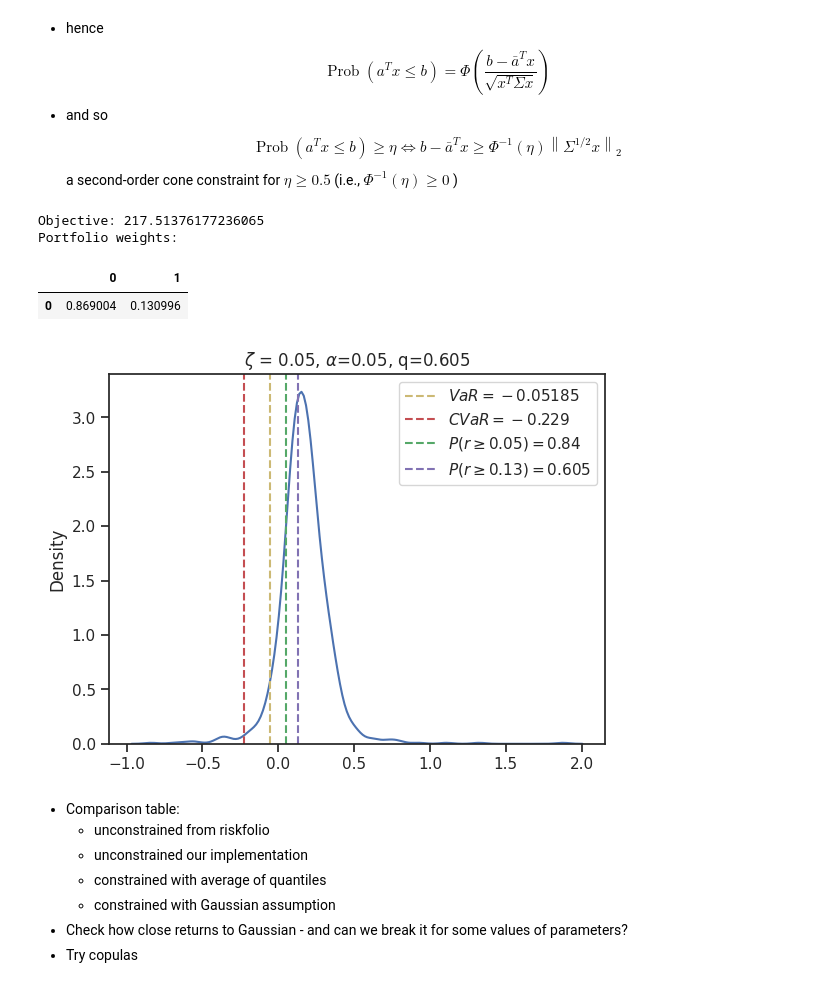
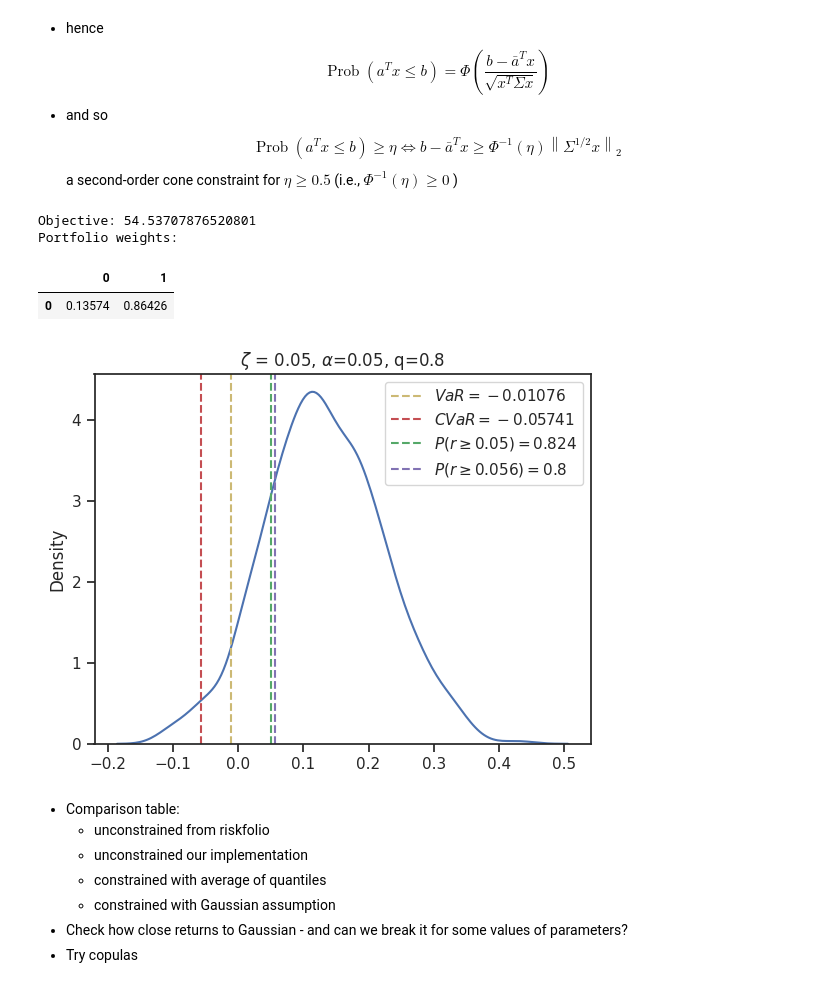
Before and after one commit to starovoitovs/defi, a Jupyter notebook: generator_cvar_soc.ipynb, the cells around one changed output. Drawn from its saved outputs; the diff is of its cells as text; code cells hidden in the pictures.

```diff
--- a/generator_cvar_soc.ipynb
+++ b/generator_cvar_soc.ipynb
@@ -254,44 +254,44 @@ Z = cp.Variable((N_returns,))
 var = cp.Variable((1,))
 cvar = var + 1 / (alpha * N_returns) * cp.sum(Z)
 
 constraints = [cp.sum(weights) == 1., weights <= 1., weights * 1000 >= 0]
 
 # CVaR constraints
 constraints += [Z * 1000 >= 0, Z * 1000 >= -X * 1000 - var * 1000]
 
-# # lower bound: average of emp cdf:
-# # might not be a valid constraint! - indeed it's not dominated!
-# emp_cdf_005 = np.mean(log_ret >= 0.05, axis=0)
-# constraints += [emp_cdf_005 @ weights * 1000 >= q * 1000]
+# lower bound: average of emp cdf:
+# might not be a valid constraint! - indeed it's not dominated!
+emp_cdf_005 = np.mean(log_ret >= 0.05, axis=0)
+constraints += [emp_cdf_005 @ weights * 1000 >= q * 1000]
 
-# normal approximation with SOC constraint
-mean, cov = log_ret.mean(axis=0), df.cov().to_numpy()
-sqrtcov = sqrtm(cov)
-constraints += [cp.SOC((-zeta + mean @ weights) / norm.ppf(q), sqrtcov @ weights)]
+# # normal approximation with SOC constraint
+# mean, cov = log_ret.mean(axis=0), np.cov(log_ret.T)
+# sqrtcov = sqrtm(cov)
+# constraints += [cp.SOC((-zeta + mean @ weights) / norm.ppf(q), sqrtcov @ weights)]
 
 # # naive idea for the return constraint:
 # constraints += [cp.sum(log_ret @ weights >= zeta) >= q * N_returns]
 
 objective = cp.Minimize(cvar * 1000)
 
 # possible solvers: "ECOS", "SCS", "OSQP", "CVXOPT"
 prob = cp.Problem(objective, constraints)
 result = prob.solve(solver="SCS")
 
 print(f"Objective: {result}")
 
 portfolio_weights = weights.value
 portfolio_returns = log_ret @ portfolio_weights
 
 print("Portfolio weights:")
 display(pd.DataFrame(portfolio_weights).T)
 plot_hist(portfolio_returns, zeta=zeta, alpha=alpha, q=q)
 # %% [output]
-Objective: 217.51376177236065
+Objective: 54.53707876520801
 Portfolio weights:
 |  | 0 | 1 |
-| 0 | 0.869004 | 0.130996 |
+| 0 | 0.13574 | 0.86426 |
-[figure, old version]
+[figure, new version]
 # %% [markdown]
 * Comparison table:
     * unconstrained from riskfolio
```
Also changed, not shown: parts of 1 cell of this notebook.
